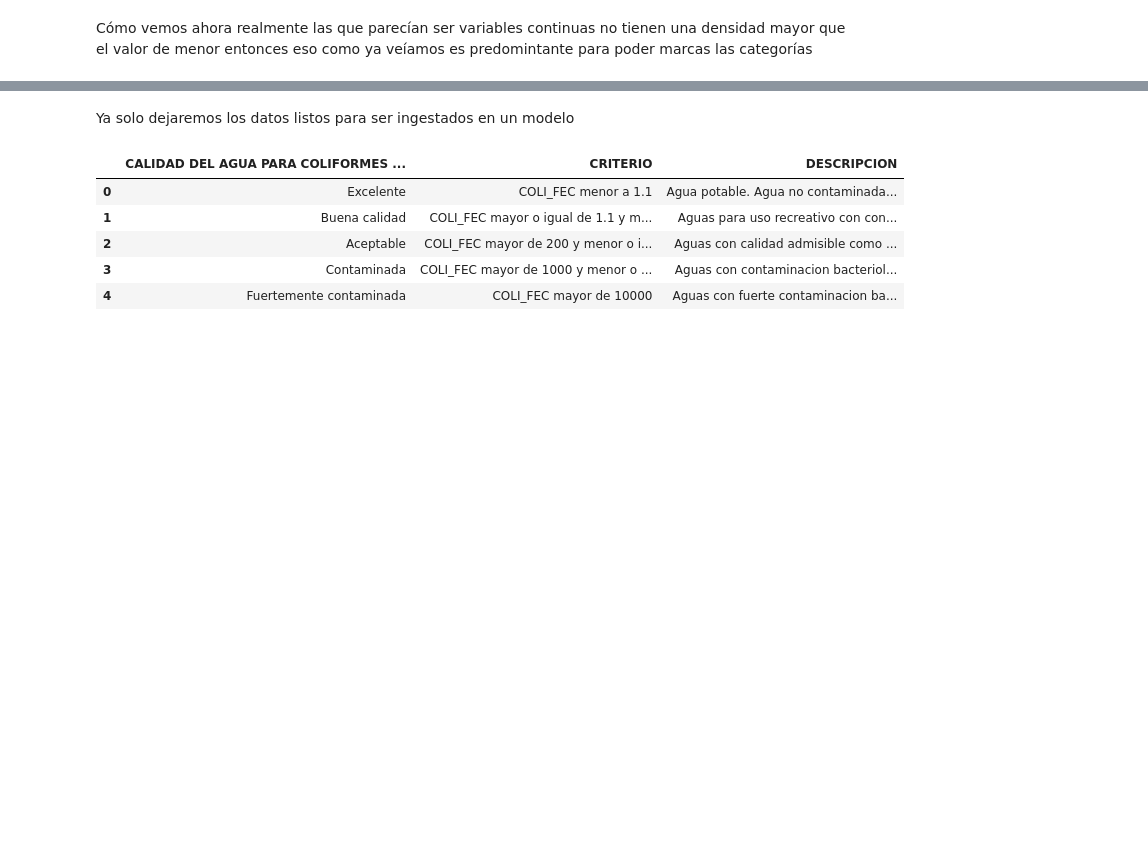
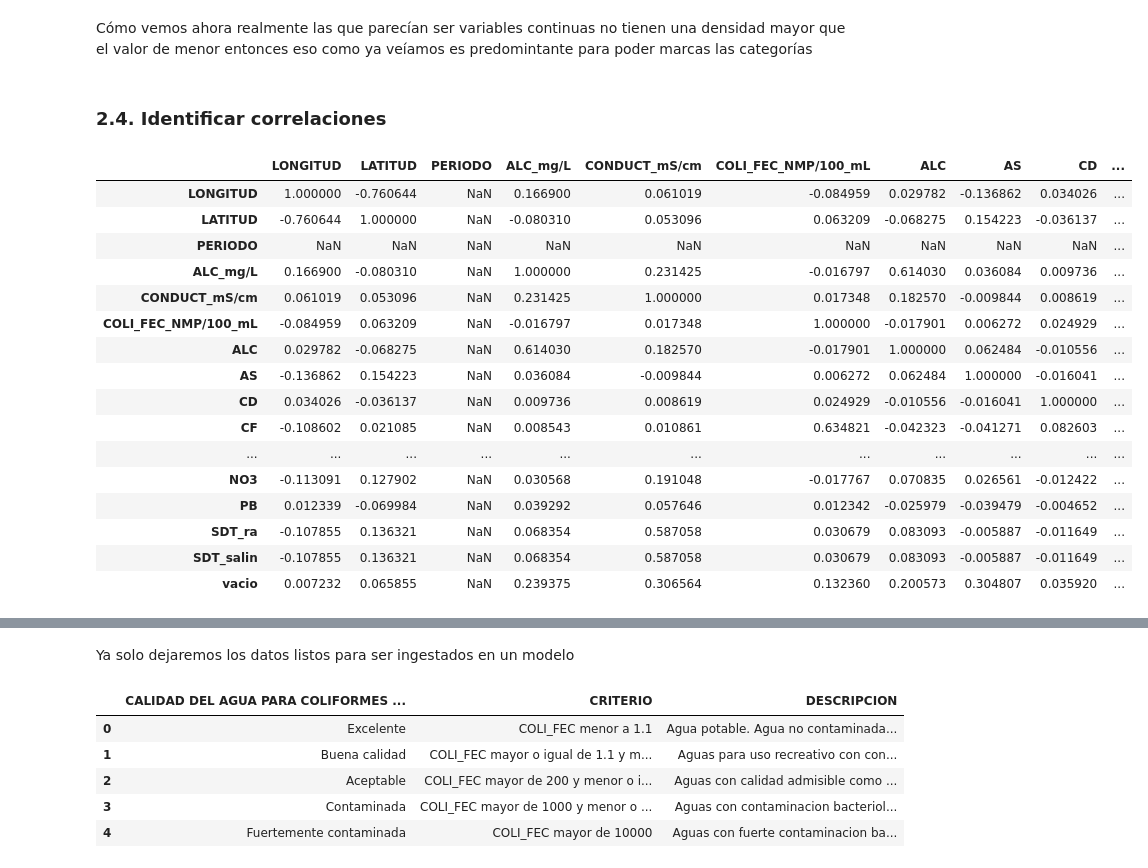
Before and after one commit to PosgradoMNA/actividades-del-projecto-los_k-means, a Jupyter notebook: Entrega1.ipynb, the cells around one changed output, grey strips where cells are left out. Cells and saved outputs as stored; diff of their text form; code cells hidden in the pictures; blank space fills up the shorter version.

```diff
--- a/Entrega1.ipynb
+++ b/Entrega1.ipynb
@@ -294,2 +354,24 @@ for x in varn:
 # %% [markdown]
 Cómo vemos ahora realmente las que parecían ser variables continuas no tienen una densidad mayor que el valor de menor entonces eso como ya veíamos es predomintante para poder marcas las categorías
+# %% [markdown]
+### 2.4. Identificar correlaciones
+# %%
+df_subterraneas.corr()
+# %% [output]
+|  | LONGITUD | LATITUD | PERIODO | ALC_mg/L | CONDUCT_mS/cm | COLI_FEC_NMP/100_mL | ALC | AS | CD | ... |
+| LONGITUD | 1.000000 | -0.760644 | NaN | 0.166900 | 0.061019 | -0.084959 | 0.029782 | -0.136862 | 0.034026 | ... |
+| LATITUD | -0.760644 | 1.000000 | NaN | -0.080310 | 0.053096 | 0.063209 | -0.068275 | 0.154223 | -0.036137 | ... |
+| PERIODO | NaN | NaN | NaN | NaN | NaN | NaN | NaN | NaN | NaN | ... |
+| ALC_mg/L | 0.166900 | -0.080310 | NaN | 1.000000 | 0.231425 | -0.016797 | 0.614030 | 0.036084 | 0.009736 | ... |
+| CONDUCT_mS/cm | 0.061019 | 0.053096 | NaN | 0.231425 | 1.000000 | 0.017348 | 0.182570 | -0.009844 | 0.008619 | ... |
+| COLI_FEC_NMP/100_mL | -0.084959 | 0.063209 | NaN | -0.016797 | 0.017348 | 1.000000 | -0.017901 | 0.006272 | 0.024929 | ... |
+| ALC | 0.029782 | -0.068275 | NaN | 0.614030 | 0.182570 | -0.017901 | 1.000000 | 0.062484 | -0.010556 | ... |
+| AS | -0.136862 | 0.154223 | NaN | 0.036084 | -0.009844 | 0.006272 | 0.062484 | 1.000000 | -0.016041 | ... |
+| CD | 0.034026 | -0.036137 | NaN | 0.009736 | 0.008619 | 0.024929 | -0.010556 | -0.016041 | 1.000000 | ... |
+| CF | -0.108602 | 0.021085 | NaN | 0.008543 | 0.010861 | 0.634821 | -0.042323 | -0.041271 | 0.082603 | ... |
+| ... | ... | ... | ... | ... | ... | ... | ... | ... | ... | ... |
+| NO3 | -0.113091 | 0.127902 | NaN | 0.030568 | 0.191048 | -0.017767 | 0.070835 | 0.026561 | -0.012422 | ... |
+| PB | 0.012339 | -0.069984 | NaN | 0.039292 | 0.057646 | 0.012342 | -0.025979 | -0.039479 | -0.004652 | ... |
+| SDT_ra | -0.107855 | 0.136321 | NaN | 0.068354 | 0.587058 | 0.030679 | 0.083093 | -0.005887 | -0.011649 | ... |
+| SDT_salin | -0.107855 | 0.136321 | NaN | 0.068354 | 0.587058 | 0.030679 | 0.083093 | -0.005887 | -0.011649 | ... |
+| vacio | 0.007232 | 0.065855 | NaN | 0.239375 | 0.306564 | 0.132360 | 0.200573 | 0.304807 | 0.035920 | ... |
```
Also changed, not shown: parts of 21 cells of this notebook.
